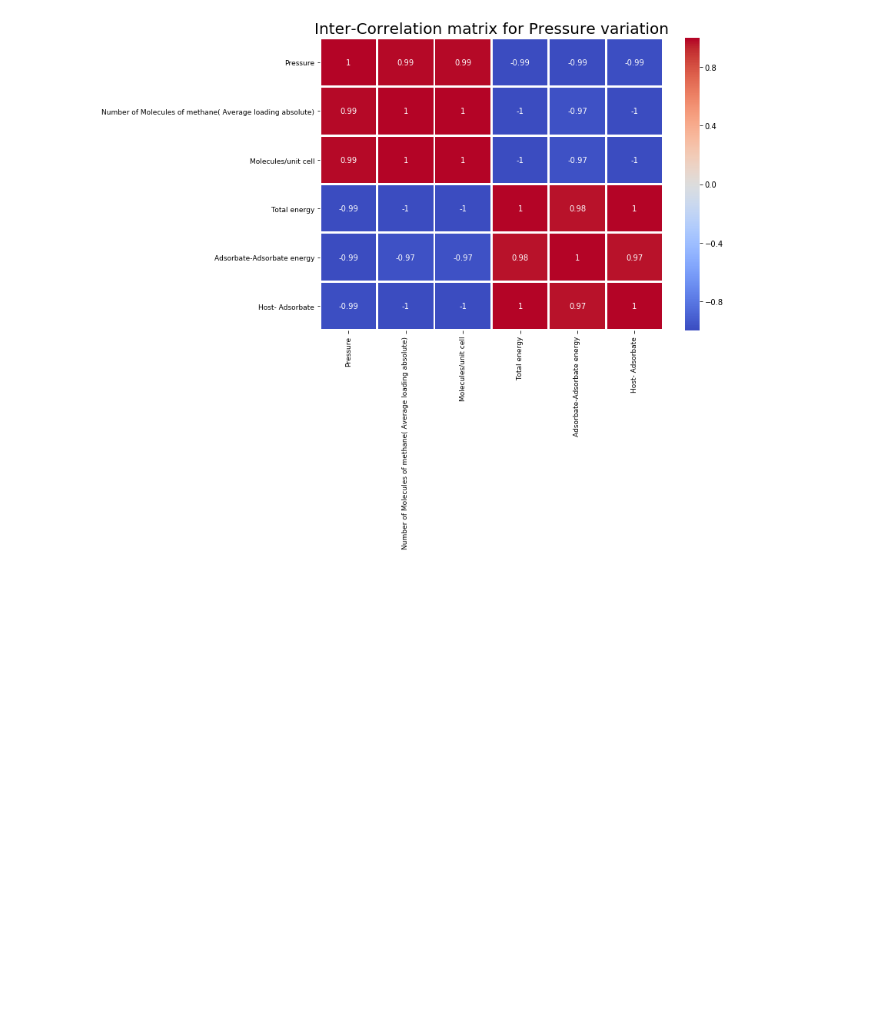
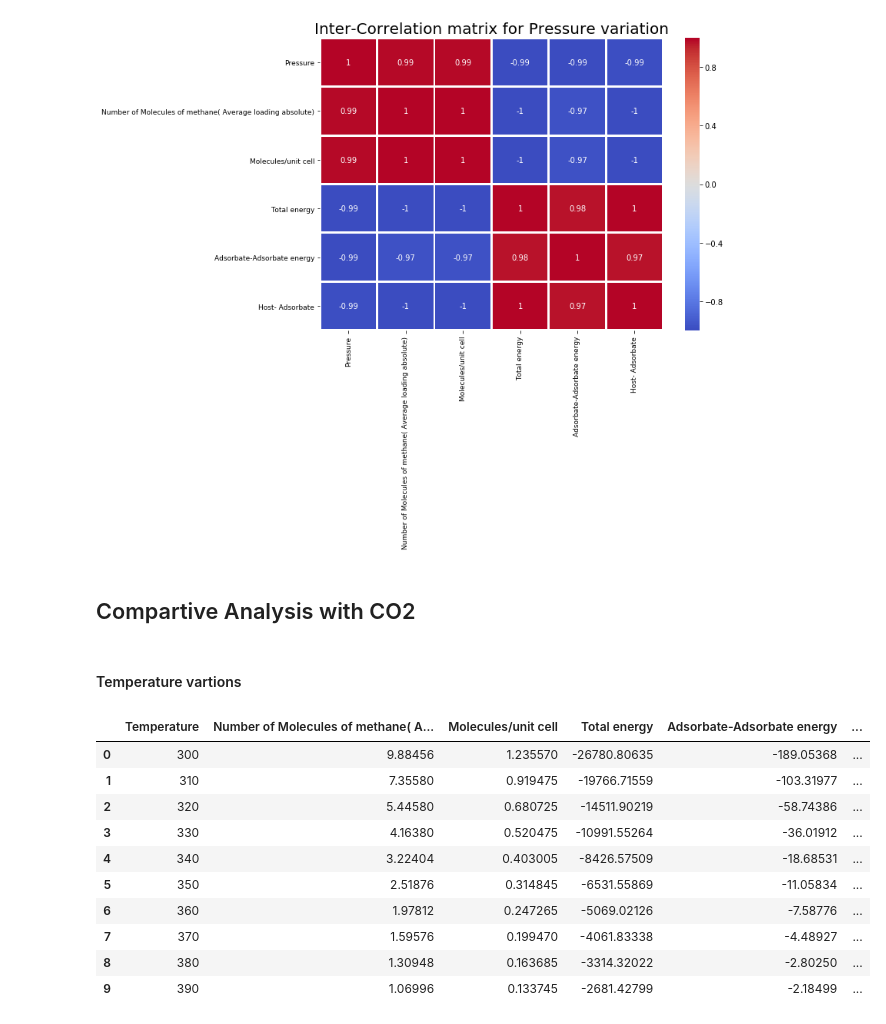
Before and after one commit to yathsree04/Monte_carlo_simulations_Raspa, a Jupyter notebook: visualisations/Raspa_monte_carlo_simulation_result.ipynb, the cells around one changed output. Saved outputs shown, nothing was run; the diff lists cells and outputs as text; code cells hidden in the pictures; blank space fills up the shorter version.

```diff
--- a/visualisations/Raspa_monte_carlo_simulation_result.ipynb
+++ b/visualisations/Raspa_monte_carlo_simulation_result.ipynb
@@ -99,3 +99,7 @@ _ = plt.xticks(fontsize=9)
 _ = plt.yticks(fontsize=9)
 # %% [output]
 [figure]
+# %% [markdown]
+## Compartive Analysis with CO2
+# %% [markdown]
+#### Temperature vartions
@@ -101,0 +108,14 @@ _ = plt.yticks(fontsize=9)
+# %%
+df_CO2_temp
+# %% [output]
+|  | Temperature | Number of Molecules of methane( A... | Molecules/unit cell | Total energy | Adsorbate-Adsorbate energy | ... |
+| 0 | 300 | 9.88456 | 1.235570 | -26780.80635 | -189.05368 | ... |
+| 1 | 310 | 7.35580 | 0.919475 | -19766.71559 | -103.31977 | ... |
+| 2 | 320 | 5.44580 | 0.680725 | -14511.90219 | -58.74386 | ... |
+| 3 | 330 | 4.16380 | 0.520475 | -10991.55264 | -36.01912 | ... |
+| 4 | 340 | 3.22404 | 0.403005 | -8426.57509 | -18.68531 | ... |
+| 5 | 350 | 2.51876 | 0.314845 | -6531.55869 | -11.05834 | ... |
+| 6 | 360 | 1.97812 | 0.247265 | -5069.02126 | -7.58776 | ... |
+| 7 | 370 | 1.59576 | 0.199470 | -4061.83338 | -4.48927 | ... |
+| 8 | 380 | 1.30948 | 0.163685 | -3314.32022 | -2.80250 | ... |
+| 9 | 390 | 1.06996 | 0.133745 | -2681.42799 | -2.18499 | ... |
```
Also changed, not shown: parts of 6 cells of this notebook.
